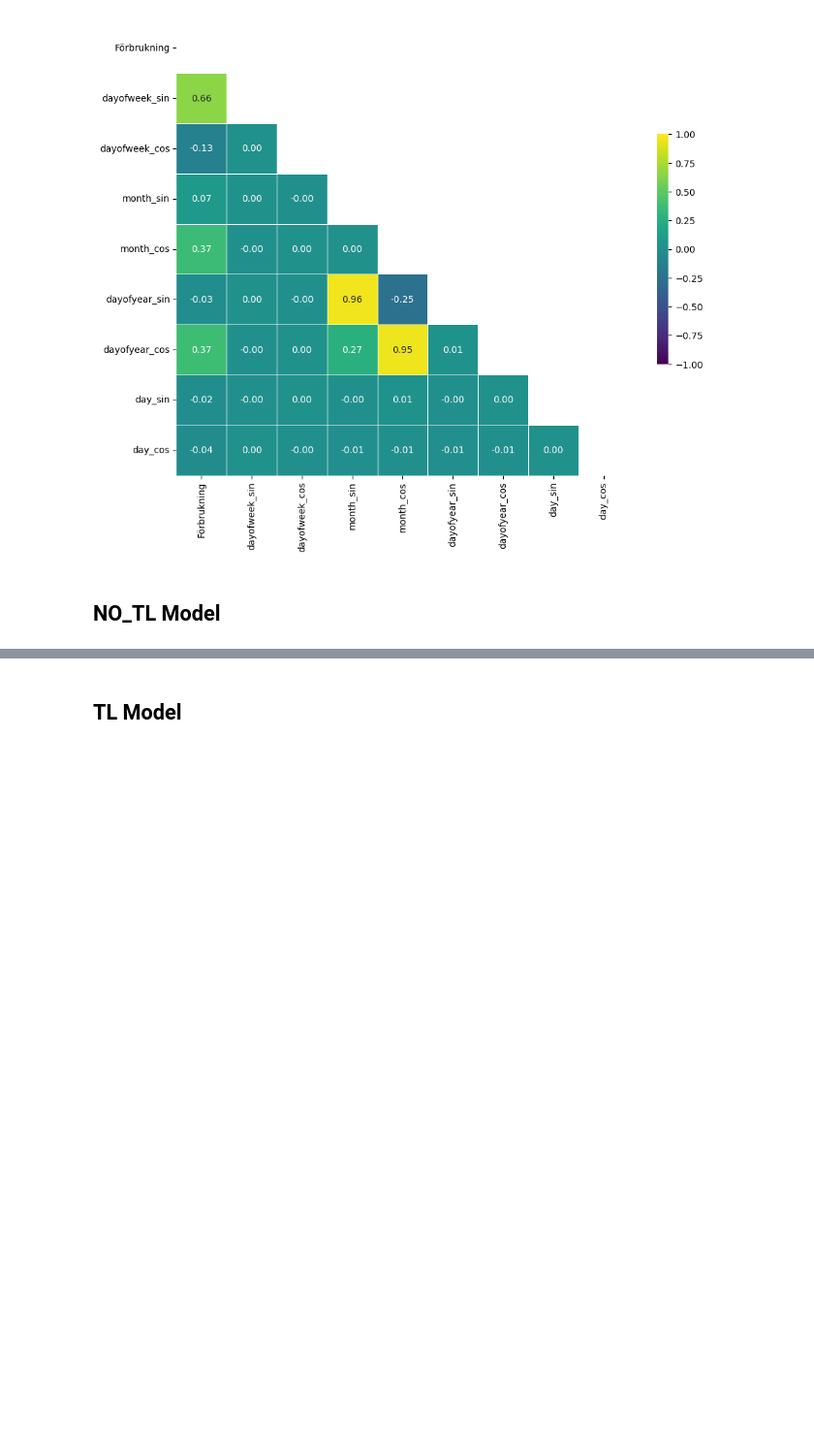
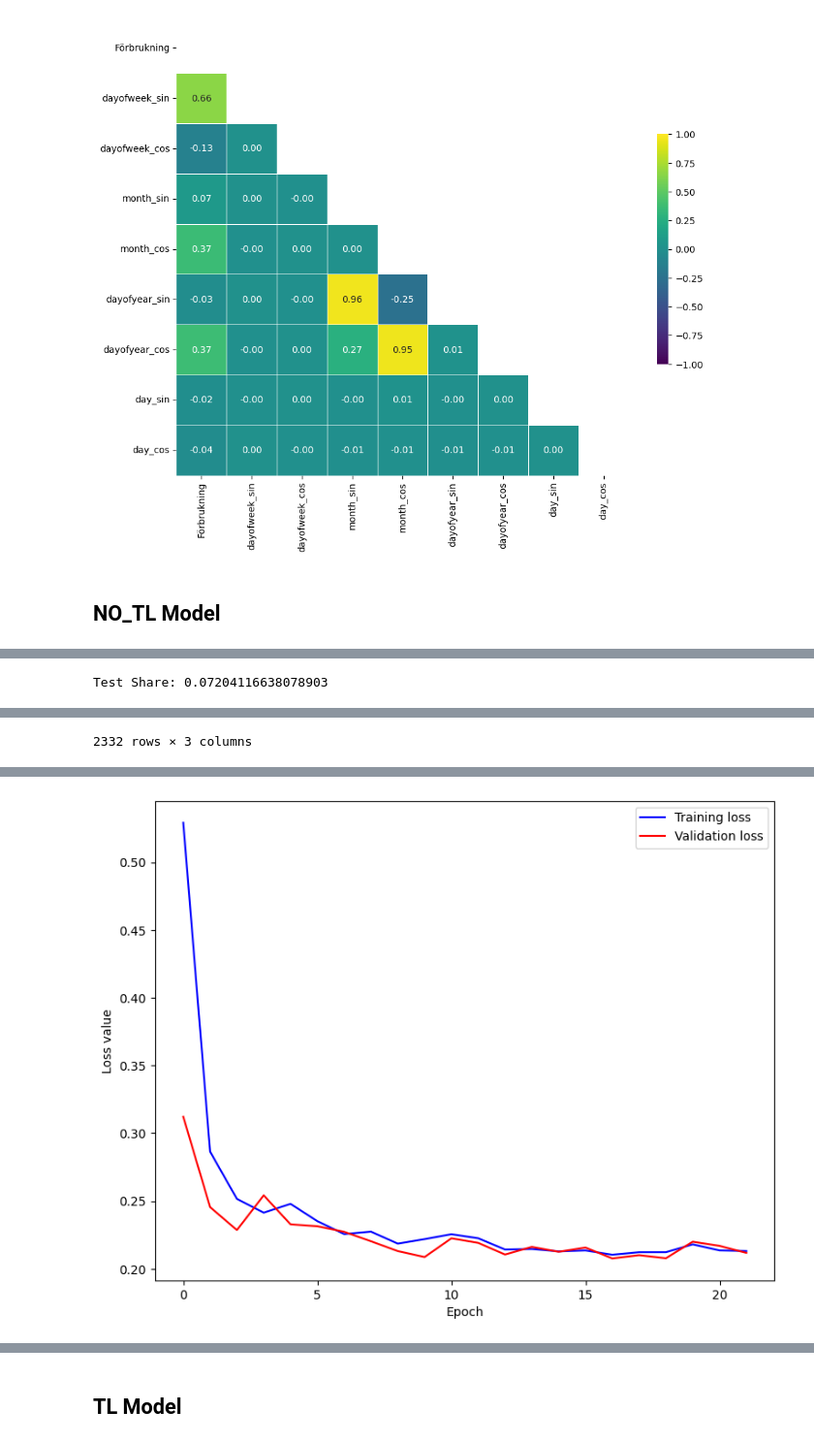
Before and after one commit to monvas/LSTM-TL, a Jupyter notebook: Examples/Tallbacka Target.ipynb, the cells around one changed output, grey strips where cells are left out. Shown at 97% size. Cells and saved outputs as stored; diff of their text form; code cells hidden in the pictures; blank space fills up the shorter version.

Commit message:
Update example target model

```diff
--- a/Examples/Tallbacka Target.ipynb
+++ b/Examples/Tallbacka Target.ipynb
@@ -153,7 +153,7 @@ def create_X_Y(ts: np.array, lag=1, n_ahead=1, target_index=0) -> tuple:
 
     return X, Y
 
-def append_model_metrics(model_name, reversed_forecast, reversed_Yval, target_index, training_time, csv_filename='model_metrics.csv'):
+def append_model_metrics(model_name, reversed_forecast, reversed_Yval, target_index, training_time, csv_filename='model_metrics_updated.csv'):
     """
     A method to write RMSE, MAE, R2 and time metrics to a csv file for each model
     """
@@ -784,7 +787,7 @@ def tl(features, data_clean, index, lag, n_ahead, n_layer, learning_rate, epochs
 lag = 7
 
 # Steps ahead to forecast
-n_ahead = 3
+n_ahead = 1
 
 # Number of neurons in LSTM layer
 n_layer = 20
@@ -903,0 +866,74 @@ Series.__getitem__ treating keys as positions is deprecated. In a future version
+# %%
+data_clean = Tallbacka_EL_clean
+data_clean_s, train_mean, train_std, test_share = scale_data(
+    features, data_clean, index
+)
+
+display(data_clean_s)
+X, Y = create_X_Y(data_clean_s.values, lag=lag, n_ahead=n_ahead)
+n_ft = X.shape[2]
+
+# Spliting into train and test sets
+Xtrain, Ytrain = (
+    X[0 : int(X.shape[0] * (1 - test_share))],
+    Y[0 : int(X.shape[0] * (1 - test_share))],
+)
+Xval, Yval = (
+    X[int(X.shape[0] * (1 - test_share)) :],
+    Y[int(X.shape[0] * (1 - test_share)) :],
+)
+
+print(f"Shape of training data: {Xtrain.shape}")
+print(f"Shape of the target data: {Ytrain.shape}")
+
+print(f"Shape of validation data: {Xval.shape}")
+print(f"Shape of the validation target data: {Yval.shape}")
+
+model = NNMultistepModel(
+    X=Xtrain,
+    Y=Ytrain,
+    n_outputs=n_ahead,
+    n_lag=lag,
+    n_ft=n_ft,
+    n_layer=n_layer,
+    Xval=Xval,
+    Yval=Yval,
+)
+model.model.summary()
+
+history = model.train(lr=learning_rate, epochs=epochs, batch_size=batch_size)
+training_time = model.get_training_time()
+
+loss = history.history.get("loss")
+val_loss = history.history.get("val_loss")
+n_epochs = range(len(loss))
+plt.figure(figsize=(9, 7))
+plt.plot(n_epochs, loss, "r", label="Training loss", color="blue")
+if val_loss is not None:
+    plt.plot(n_epochs, val_loss, "r", label="Validation loss", color="red")
+plt.legend(loc=0)
+plt.xlabel("Epoch")
+plt.ylabel("Loss value")
+plt.show()
+
+# Forecasting on all the samples in the validation set
+forecast = model.predict(Xval)
+target_index = 0
+
+# Reversed Metrics
+reversed_forecast = forecast * train_std[target_index] + train_mean[target_index]
+reversed_Yval = Yval * train_std[target_index] + train_mean[target_index]
+
+forecast_df = pd.DataFrame()
+forecast_df["Date"] = data_clean_s.index[-len(reversed_Yval) :]
+forecast_df["Real Values"] = reversed_Yval.flatten()
+forecast_df["NO_TL"] = reversed_forecast.flatten()
+forecast_df.to_csv(f"forecast_{building_name}.csv", index=False)
+
+model_name = f"{building_name}_std"
+
+append_model_metrics(
+    model_name, reversed_forecast, reversed_Yval, target_index, training_time
+)
+# %% [output]
+Test Share: 0.07204116638078903
@@ -903,0 +953 @@ Series.__getitem__ treating keys as positions is deprecated. In a future version
+2332 rows × 3 columns
@@ -903,0 +971 @@ Series.__getitem__ treating keys as positions is deprecated. In a future version
+[figure, added]
```
Also changed, not shown: parts of 6 cells of this notebook.
